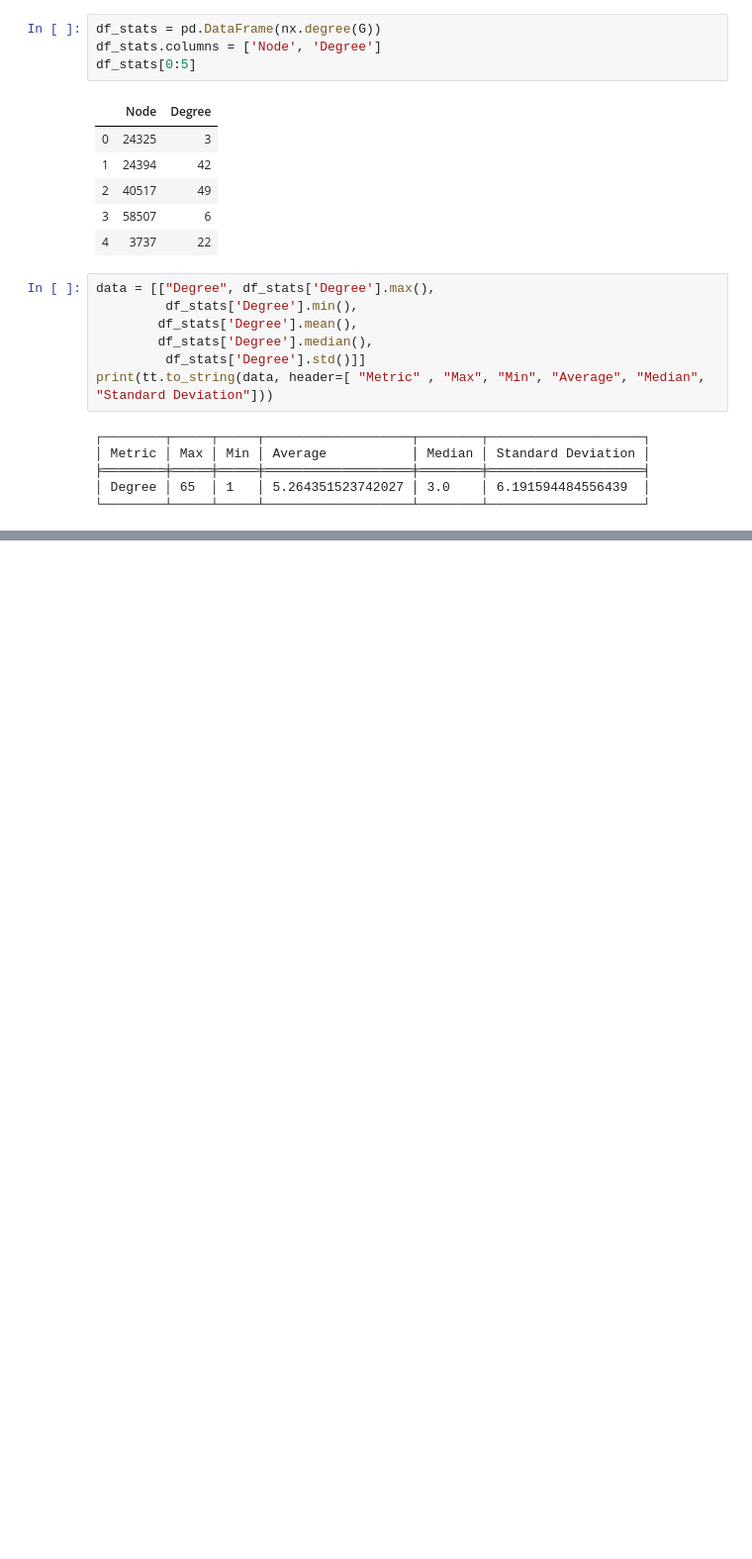
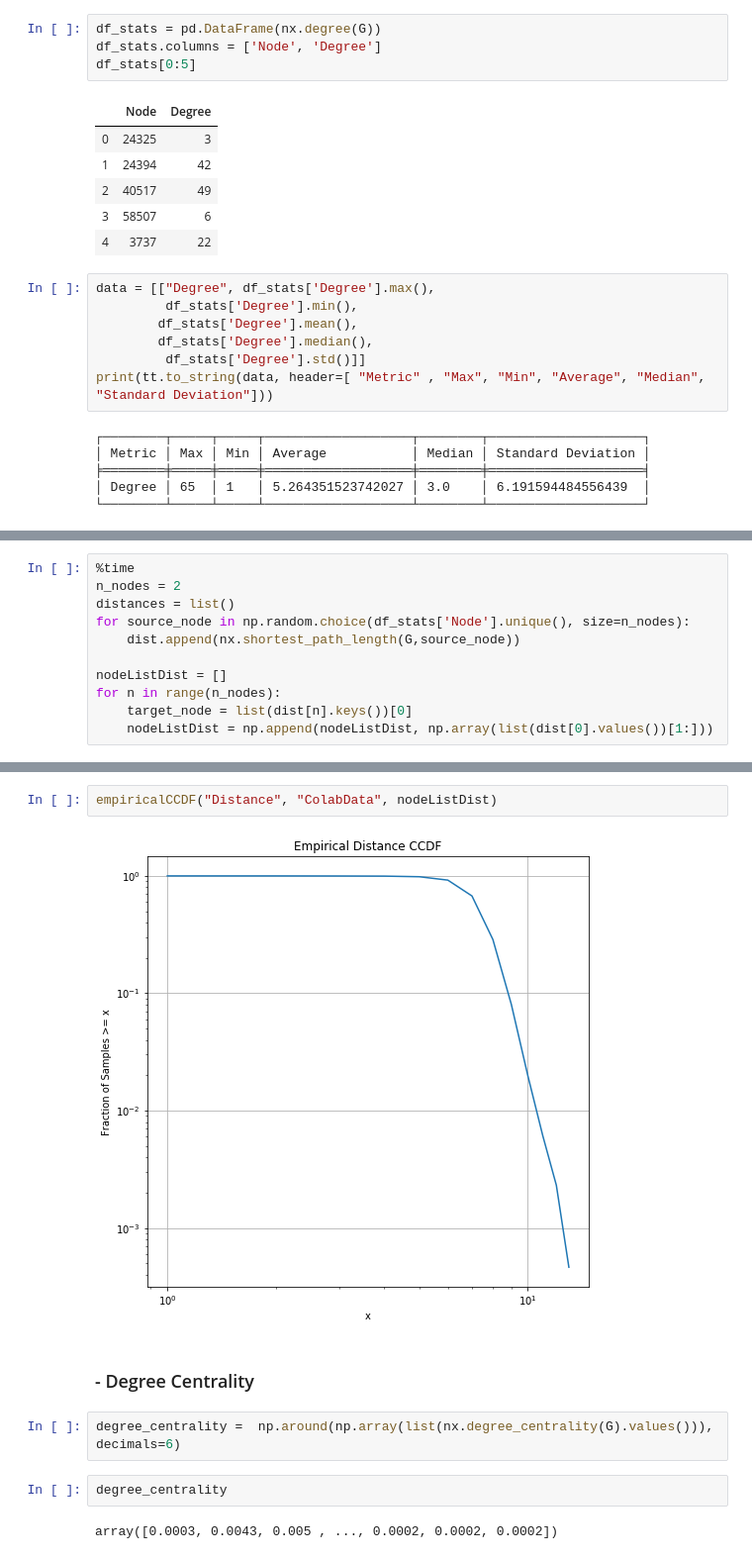
Before and after one commit to hieifn/redes-complexas, a Jupyter notebook: Trabalho1 - Redes Complexas.ipynb, the cells around one changed output, grey strips where cells are left out. Shown at 99% size. Saved outputs shown, nothing was run; the diff lists cells and outputs as text; blank space fills up the shorter version.

```diff
--- a/Trabalho1 - Redes Complexas.ipynb
+++ b/Trabalho1 - Redes Complexas.ipynb
@@ -140,0 +149,11 @@ AtlasView({31145: {}})
+# %%
+%time
+n_nodes = 2
+distances = list()
+for source_node in np.random.choice(df_stats['Node'].unique(), size=n_nodes):
+    dist.append(nx.shortest_path_length(G,source_node))
+
+nodeListDist = []
+for n in range(n_nodes):
+    target_node = list(dist[n].keys())[0]
+    nodeListDist = np.append(nodeListDist, np.array(list(dist[0].values())[1:]))
@@ -140,0 +189,12 @@ AtlasView({31145: {}})
+# %%
+empiricalCCDF("Distance", "ColabData", nodeListDist)
+# %% [output]
+[figure, added]
+# %% [markdown]
+### - Degree Centrality
+# %%
+degree_centrality =  np.around(np.array(list(nx.degree_centrality(G).values())), decimals=6)
+# %%
+degree_centrality
+# %% [output]
+array([0.0003, 0.0043, 0.005 , ..., 0.0002, 0.0002, 0.0002])
```
Also changed, not shown: parts of 28 cells of this notebook, 3 other files.
